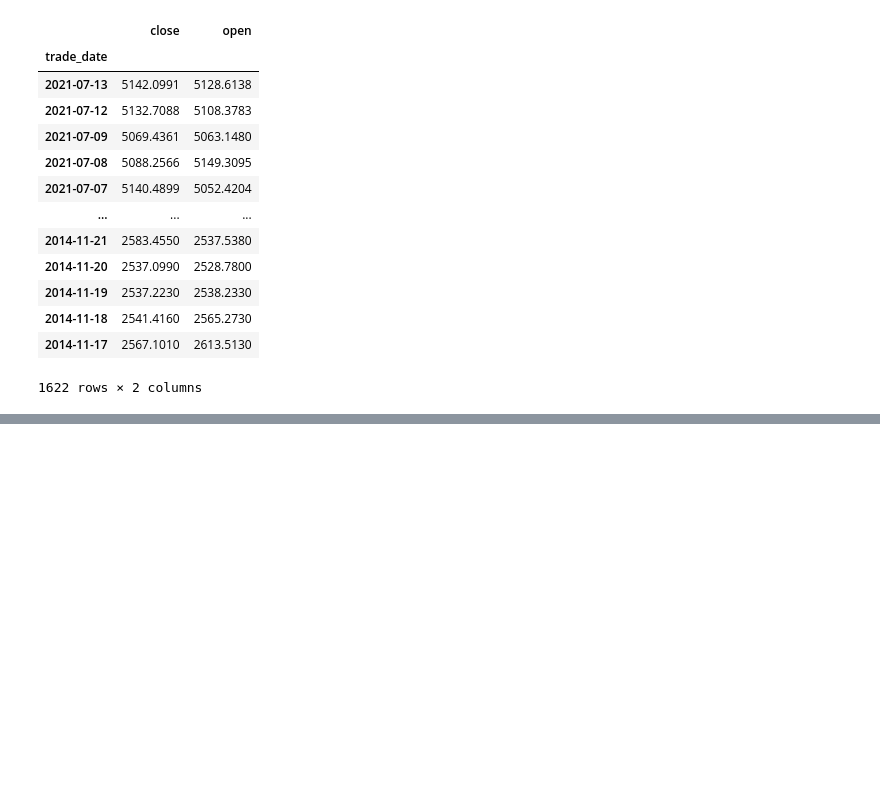
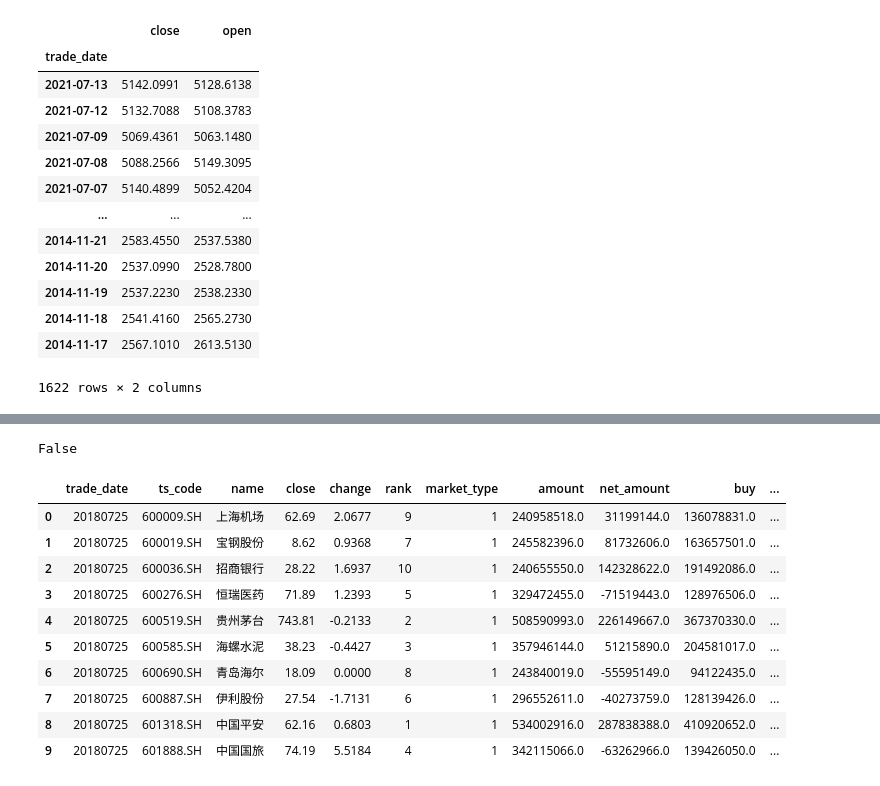
Before and after one commit to linfenglee/quant_trading, a Jupyter notebook: stock_trading/test.ipynb, the cells around one changed output, grey strips where cells are left out. Cells and saved outputs as stored; diff of their text form; code cells hidden in the pictures; blank space fills up the shorter version.

```diff
--- a/stock_trading/test.ipynb
+++ b/stock_trading/test.ipynb
@@ -191,0 +268,18 @@ df
+# %%
+dat.loc[pd.to_datetime("2021-07-01"), "north_money"] == 1
+# %% [output]
+False
+# %%
+pro.hsgt_top10(trade_date="20180725", market_type="1")
+# %% [output]
+|  | trade_date | ts_code | name | close | change | rank | market_type | amount | net_amount | buy | ... |
+| 0 | 20180725 | 600009.SH | 上海机场 | 62.69 | 2.0677 | 9 | 1 | 240958518.0 | 31199144.0 | 136078831.0 | ... |
+| 1 | 20180725 | 600019.SH | 宝钢股份 | 8.62 | 0.9368 | 7 | 1 | 245582396.0 | 81732606.0 | 163657501.0 | ... |
+| 2 | 20180725 | 600036.SH | 招商银行 | 28.22 | 1.6937 | 10 | 1 | 240655550.0 | 142328622.0 | 191492086.0 | ... |
+| 3 | 20180725 | 600276.SH | 恒瑞医药 | 71.89 | 1.2393 | 5 | 1 | 329472455.0 | -71519443.0 | 128976506.0 | ... |
+| 4 | 20180725 | 600519.SH | 贵州茅台 | 743.81 | -0.2133 | 2 | 1 | 508590993.0 | 226149667.0 | 367370330.0 | ... |
+| 5 | 20180725 | 600585.SH | 海螺水泥 | 38.23 | -0.4427 | 3 | 1 | 357946144.0 | 51215890.0 | 204581017.0 | ... |
+| 6 | 20180725 | 600690.SH | 青岛海尔 | 18.09 | 0.0000 | 8 | 1 | 243840019.0 | -55595149.0 | 94122435.0 | ... |
+| 7 | 20180725 | 600887.SH | 伊利股份 | 27.54 | -1.7131 | 6 | 1 | 296552611.0 | -40273759.0 | 128139426.0 | ... |
+| 8 | 20180725 | 601318.SH | 中国平安 | 62.16 | 0.6803 | 1 | 1 | 534002916.0 | 287838388.0 | 410920652.0 | ... |
+| 9 | 20180725 | 601888.SH | 中国国旅 | 74.19 | 5.5184 | 4 | 1 | 342115066.0 | -63262966.0 | 139426050.0 | ... |
```
Also changed, not shown: parts of 12 cells of this notebook, 5 other files.
